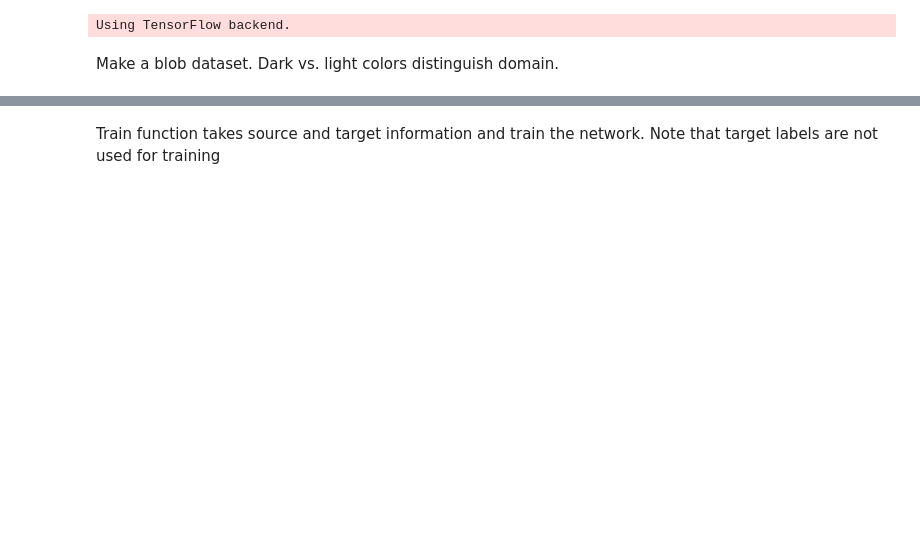
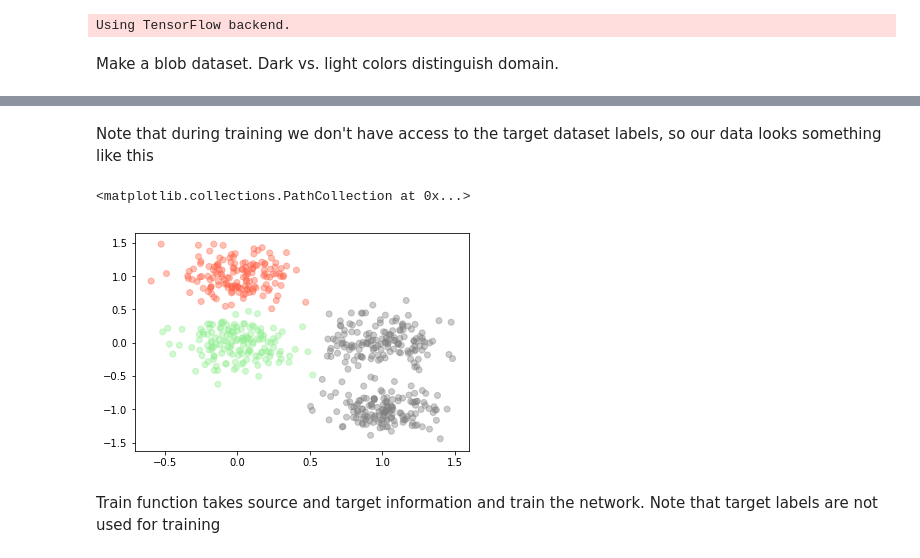
Before and after one commit to ssamot/DANN-keras, a Jupyter notebook: DANN_keras_blob.ipynb, the cells around one changed output, grey strips where cells are left out. Saved outputs shown, nothing was run; the diff lists cells and outputs as text; code cells hidden in the pictures; blank space fills up the shorter version.

```diff
--- a/DANN_keras_blob.ipynb
+++ b/DANN_keras_blob.ipynb
@@ -25,3 +25,11 @@ plt.scatter(Xt[:,0], Xt[:,1], c=[["g", "red"][k] for k in yt],  alpha=0.4)
+# %% [markdown]
+Note that during training we don't have access to the target dataset labels, so our data looks something like this
+# %%
+plt.scatter(Xs[:,0], Xs[:,1], c=[["lightgreen", "tomato"][k] for k in ys], alpha=0.4)
+plt.scatter(Xt[:,0], Xt[:,1], c=[["gray", "gray"][k] for k in yt],  alpha=0.4)
+# %% [output]
+<matplotlib.collections.PathCollection at 0x...>
+[figure, added]
 # %%
 def build_models(n_neurons):
     """Creates three different models, one used for source only training, two used for domain adaptation"""
```
Also changed, not shown: parts of 10 cells of this notebook.
